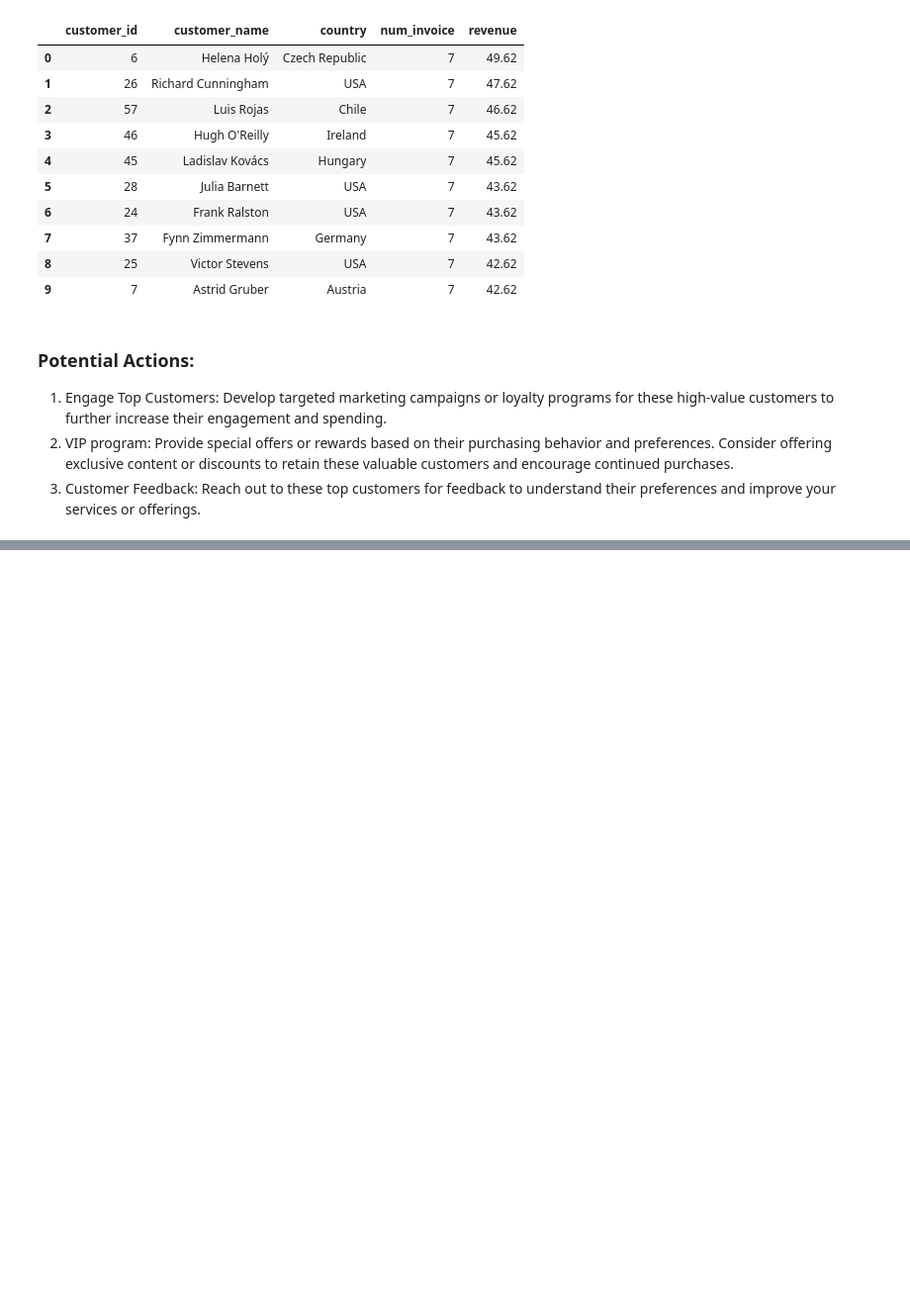
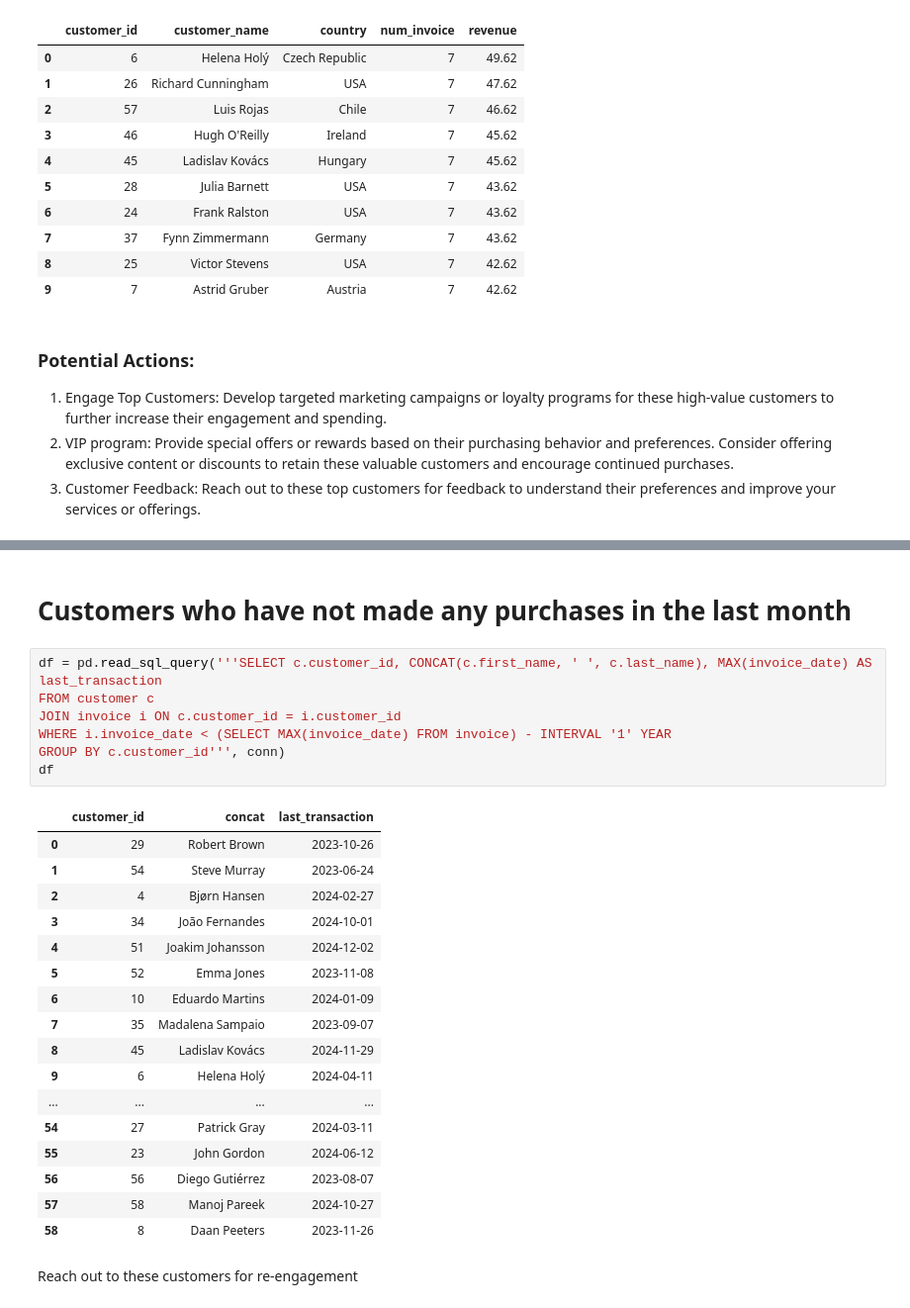
Before and after one commit to chiranjivsethi/Chinook-Data-Analysis, a Jupyter notebook: Analysis.ipynb, the cells around one changed output, grey strips where cells are left out. Shown at 99% size. Drawn from its saved outputs; the diff is of its cells as text; blank space fills up the shorter version.

```diff
--- a/Analysis.ipynb
+++ b/Analysis.ipynb
@@ -203,0 +313,29 @@ df
+# %% [markdown]
+# Customers who have not made any purchases in the last month
+# %%
+df = pd.read_sql_query('''SELECT c.customer_id, CONCAT(c.first_name, ' ', c.last_name), MAX(invoice_date) AS last_transaction
+FROM customer c
+JOIN invoice i ON c.customer_id = i.customer_id
+WHERE i.invoice_date < (SELECT MAX(invoice_date) FROM invoice) - INTERVAL '1' YEAR
+GROUP BY c.customer_id''', conn)
+df
+# %% [output]
+|  | customer_id | concat | last_transaction |
+| 0 | 29 | Robert Brown | 2023-10-26 |
+| 1 | 54 | Steve Murray | 2023-06-24 |
+| 2 | 4 | Bjørn Hansen | 2024-02-27 |
+| 3 | 34 | João Fernandes | 2024-10-01 |
+| 4 | 51 | Joakim Johansson | 2024-12-02 |
+| 5 | 52 | Emma Jones | 2023-11-08 |
+| 6 | 10 | Eduardo Martins | 2024-01-09 |
+| 7 | 35 | Madalena Sampaio | 2023-09-07 |
+| 8 | 45 | Ladislav Kovács | 2024-11-29 |
+| 9 | 6 | Helena Holý | 2024-04-11 |
+| ... | ... | ... | ... |
+| 54 | 27 | Patrick Gray | 2024-03-11 |
+| 55 | 23 | John Gordon | 2024-06-12 |
+| 56 | 56 | Diego Gutiérrez | 2023-08-07 |
+| 57 | 58 | Manoj Pareek | 2024-10-27 |
+| 58 | 8 | Daan Peeters | 2023-11-26 |
+# %% [markdown]
+Reach out to these customers for re-engagement
```
Also changed, not shown: parts of 8 cells of this notebook.
